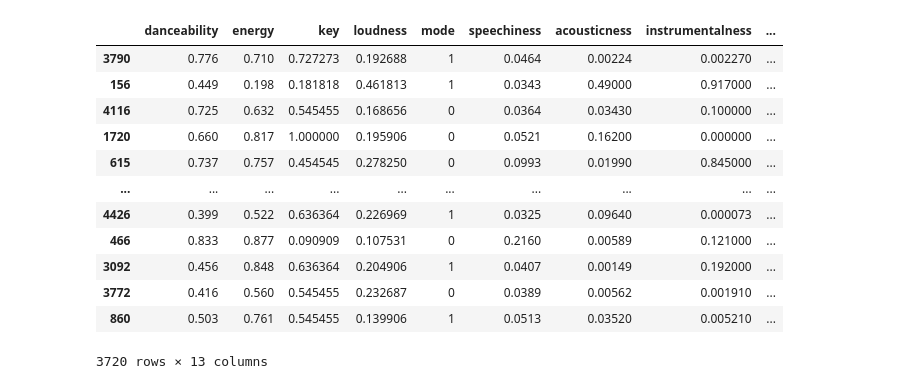
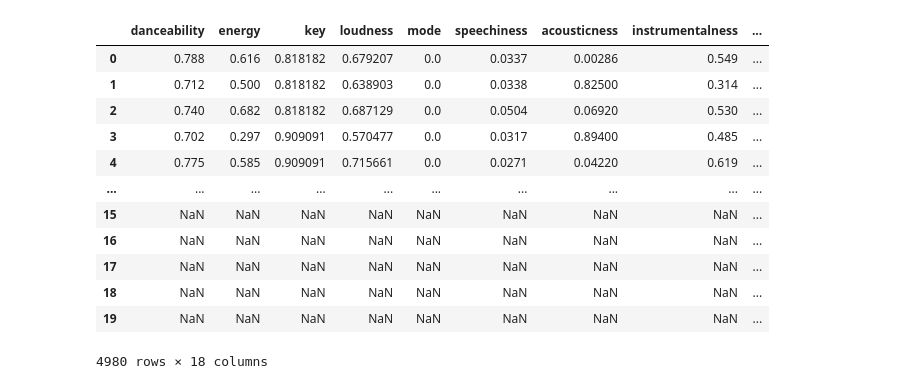
Before and after one commit to crispianm/SpotifySmartSort, a Jupyter notebook: autoencoder.ipynb, the cells around one changed output. Saved outputs shown, nothing was run; the diff lists cells and outputs as text; code cells hidden in the pictures.

Commit message:
Merge branch 'main' of https://github.com/EMAT31530-21-22/group-project-18
Added timbre data

```diff
--- a/autoencoder.ipynb
+++ b/autoencoder.ipynb
@@ -12,36 +12,39 @@ from sklearn.preprocessing import MinMaxScaler
 # %%
 #Setup dataset
 
-data = pd.read_csv("./data/data.csv")
+track_data = pd.read_csv("./data/data.csv")
+segment_data = pd.read_csv("./data/timbre.csv")
+data = track_data.append(segment_data)
 
 labels = data['order']
 # data['key'] = data['key']/11
 # data['loudness'] = data['loudness']/-32
 # data['tempo'] = data['tempo']/250
 # data['time_signature'] = data['time_signature']/5
 
 columns_to_remove = ['Unnamed: 0', 'id', 'duration_ms', 'track_title', 'album_title', 'album_artist', 'track_number', 'total_tracks']#, 'order']
 data.drop(columns = columns_to_remove, axis = 1, inplace = True)
 
 data.loc[:,['key', 'loudness', 'tempo', 'time_signature']] = MinMaxScaler().fit_transform(data.loc[:,['key', 'loudness', 'tempo', 'time_signature']])
 
-training_set, test_set, training_labels, test_labels = train_test_split(data, labels, test_size=0.25, random_state=42)
+training_set, test_set, training_labels, test_labels = train_test_split(data, labels, test_size=0.01, random_state=42)
 
-training_set
+data
+# training_set
 # %% [output]
 |  | danceability | energy | key | loudness | mode | speechiness | acousticness | instrumentalness | ... |
-| 3790 | 0.776 | 0.710 | 0.727273 | 0.192688 | 1 | 0.0464 | 0.00224 | 0.002270 | ... |
-| 156 | 0.449 | 0.198 | 0.181818 | 0.461813 | 1 | 0.0343 | 0.49000 | 0.917000 | ... |
-| 4116 | 0.725 | 0.632 | 0.545455 | 0.168656 | 0 | 0.0364 | 0.03430 | 0.100000 | ... |
-| 1720 | 0.660 | 0.817 | 1.000000 | 0.195906 | 0 | 0.0521 | 0.16200 | 0.000000 | ... |
-| 615 | 0.737 | 0.757 | 0.454545 | 0.278250 | 0 | 0.0993 | 0.01990 | 0.845000 | ... |
+| 0 | 0.788 | 0.616 | 0.818182 | 0.679207 | 0.0 | 0.0337 | 0.00286 | 0.549 | ... |
+| 1 | 0.712 | 0.500 | 0.818182 | 0.638903 | 0.0 | 0.0338 | 0.82500 | 0.314 | ... |
+| 2 | 0.740 | 0.682 | 0.818182 | 0.687129 | 0.0 | 0.0504 | 0.06920 | 0.530 | ... |
+| 3 | 0.702 | 0.297 | 0.909091 | 0.570477 | 0.0 | 0.0317 | 0.89400 | 0.485 | ... |
+| 4 | 0.775 | 0.585 | 0.909091 | 0.715661 | 0.0 | 0.0271 | 0.04220 | 0.619 | ... |
 | ... | ... | ... | ... | ... | ... | ... | ... | ... | ... |
-| 4426 | 0.399 | 0.522 | 0.636364 | 0.226969 | 1 | 0.0325 | 0.09640 | 0.000073 | ... |
-| 466 | 0.833 | 0.877 | 0.090909 | 0.107531 | 0 | 0.2160 | 0.00589 | 0.121000 | ... |
-| 3092 | 0.456 | 0.848 | 0.636364 | 0.204906 | 1 | 0.0407 | 0.00149 | 0.192000 | ... |
-| 3772 | 0.416 | 0.560 | 0.545455 | 0.232687 | 0 | 0.0389 | 0.00562 | 0.001910 | ... |
-| 860 | 0.503 | 0.761 | 0.545455 | 0.139906 | 1 | 0.0513 | 0.03520 | 0.005210 | ... |
+| 15 | NaN | NaN | NaN | NaN | NaN | NaN | NaN | NaN | ... |
+| 16 | NaN | NaN | NaN | NaN | NaN | NaN | NaN | NaN | ... |
+| 17 | NaN | NaN | NaN | NaN | NaN | NaN | NaN | NaN | ... |
+| 18 | NaN | NaN | NaN | NaN | NaN | NaN | NaN | NaN | ... |
+| 19 | NaN | NaN | NaN | NaN | NaN | NaN | NaN | NaN | ... |
-3720 rows × 13 columns
+4980 rows × 18 columns
 # %%
 # Old autoencoder
 
```
Also changed, not shown: parts of 4 cells of this notebook, 20 other files.
